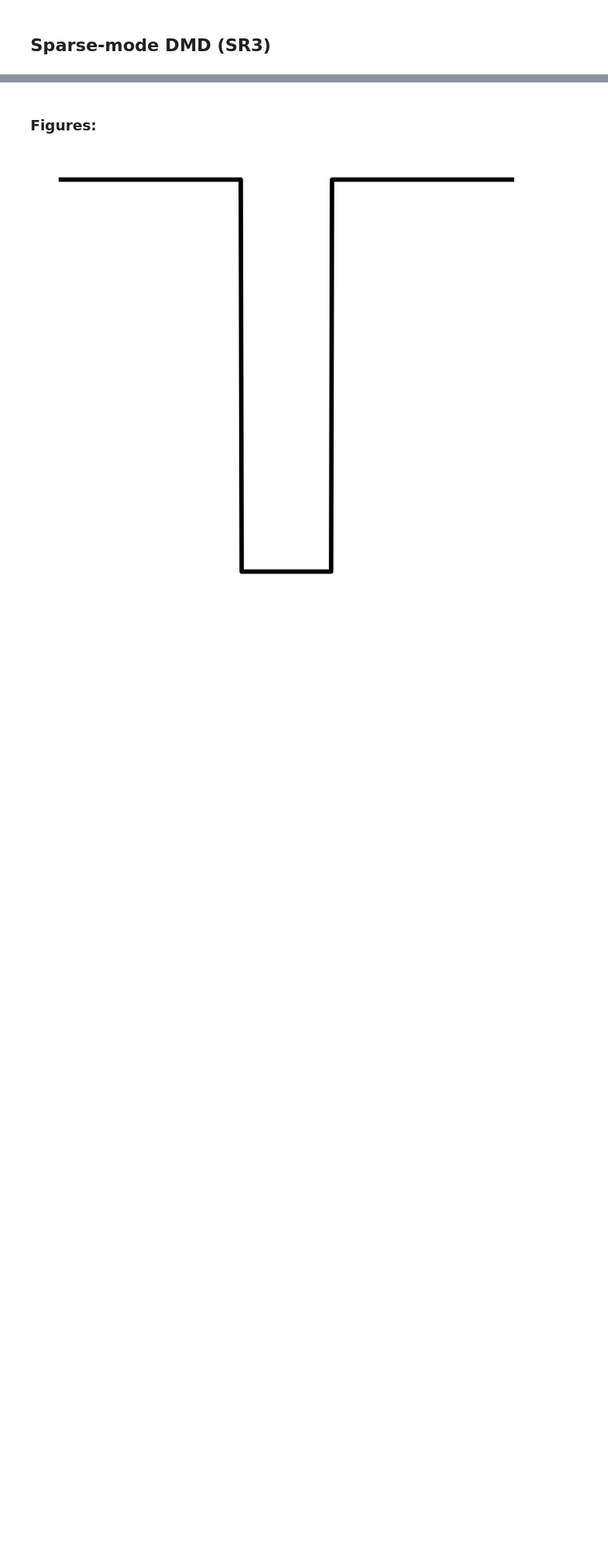
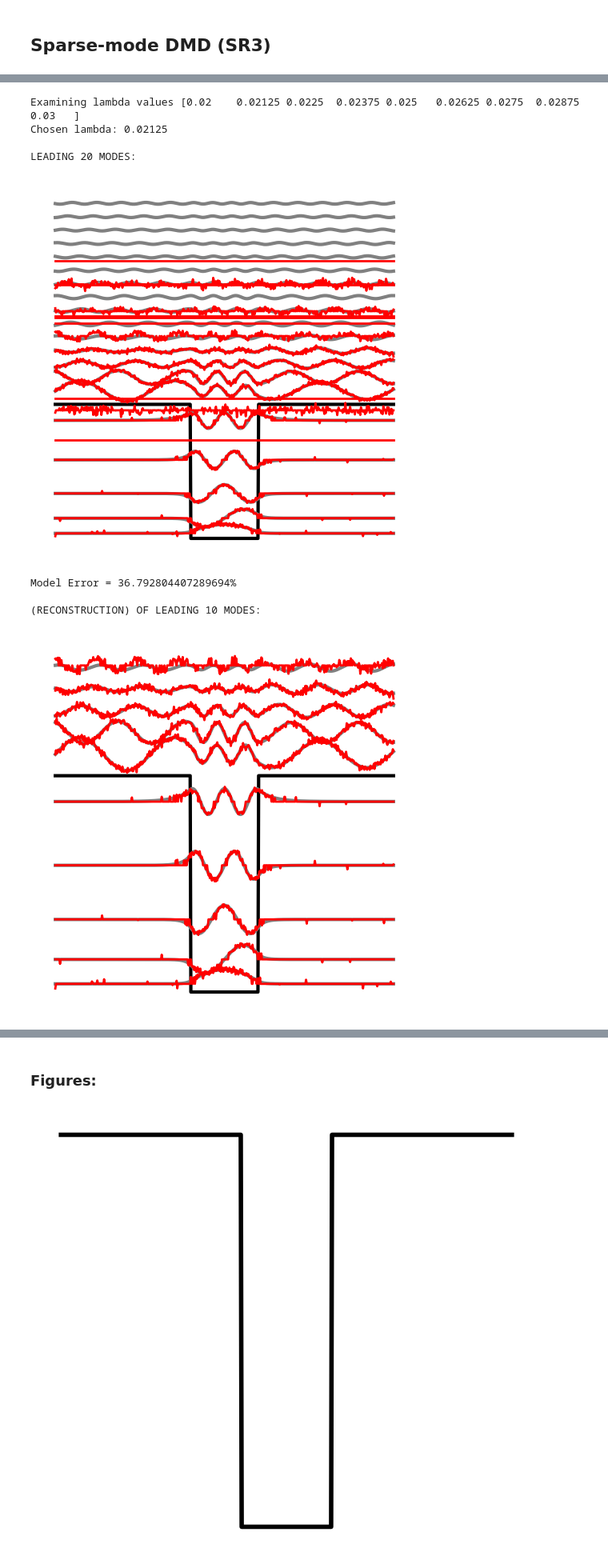
Before and after one commit to sichinaga/sparse_mode_dmd, a Jupyter notebook: Example2-Waveguides.ipynb, the cells around one changed output, grey strips where cells are left out. Shown at 80% size. Saved outputs shown, nothing was run; the diff lists cells and outputs as text; code cells hidden in the pictures; blank space fills up the shorter version.

```diff
--- a/Example2-Waveguides.ipynb
+++ b/Example2-Waveguides.ipynb
@@ -392,0 +421,51 @@ Model Error = 0.4379116871501765
+# %%
+# Perform short parameter sweep:
+lambda_vals = np.linspace(0.02, 0.03, 9)
+err = np.inf
+lambda_sr3 = 0.0
+sp_optdmd_sr3 = None
+
+print(f"Examining lambda values {lambda_vals}")
+for _lambda in lambda_vals:
+    sp_optdmd = SparseBOPDMD(
+        svd_rank=20,
+        SR3_step=1,
+        mode_regularizer="l1",
+        regularizer_params={"lambda": _lambda},
+        apply_debias=True,
+        index_global="auto",
+        varpro_opts_dict={
+            # "verbose": True,
+            "maxiter": 100,
+        },
+    )
+    sp_optdmd.fit(U_noisy, t)
+
+    if error(sp_optdmd.reconstructed_data, U) < err:
+        err = error(sp_optdmd.reconstructed_data, U)
+        lambda_sr3 = _lambda
+        sp_optdmd_sr3 = sp_optdmd
+
+print(f"Chosen lambda: {lambda_sr3}")
+print()
+print("LEADING 20 MODES:")
+plot_all_modes_levels(sp_optdmd_sr3, figsize=(6, 6), DMD_c="r", n_true=20)
+print()
+print("(RECONSTRUCTION) OF LEADING 10 MODES:")
+plot_all_modes_levels(sp_optdmd_sr3, figsize=(6, 6), DMD_c="r", n_true=10)
+# plot_all_modes_levels(sp_optdmd_sr3, figsize=(5, 9), DMD_c="r", n_true=10, dpi=200, ylim=[-1.1, 0.6], filename="wave_dmd_sr3")
+
+print("Sparse-mode DMD (SR3) results:")
+print(f"{len(sp_optdmd_sr3.operator._obj_history)} variable projection iterations.")
+avg_iter = np.average([len(x) for x in sp_optdmd_sr3.operator._obj_history])
+print(f"{avg_iter} mode update iterations on average.")
+# %% [output]
+Examining lambda values [0.02    0.02125 0.0225  0.02375 0.025   0.02625 0.0275  0.02875 0.03   ]
+Chosen lambda: 0.02125
+
+LEADING 20 MODES:
+[figure, added]
+Model Error = 36.792804407289694%
+
+(RECONSTRUCTION) OF LEADING 10 MODES:
+[figure, added]
```
Also changed, not shown: parts of 12 cells of this notebook, 2 other files.
